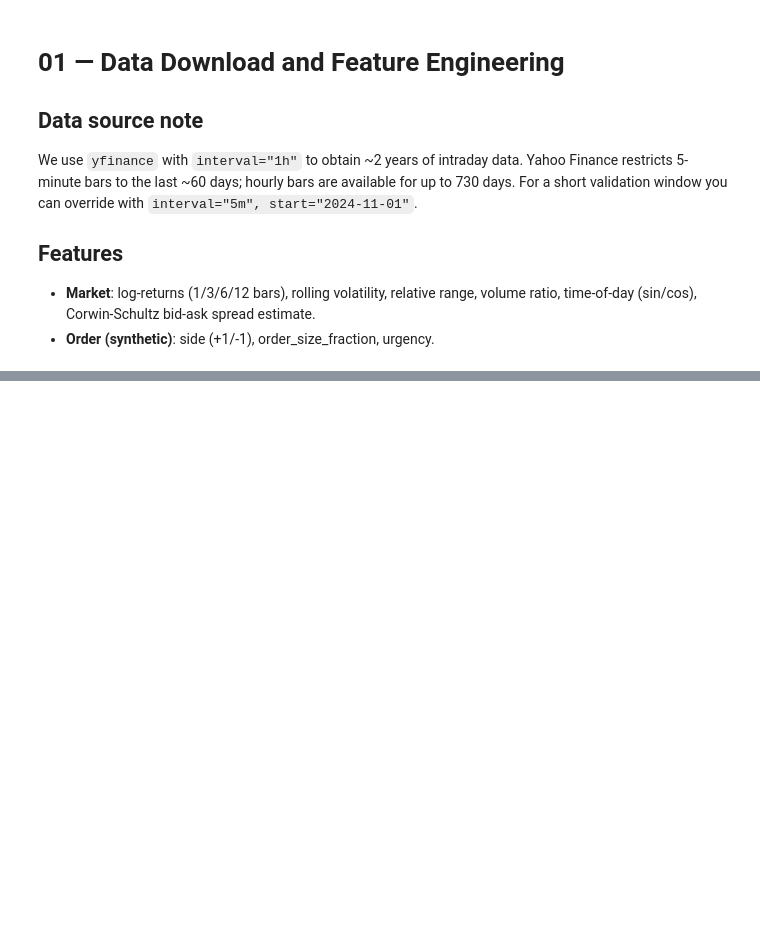
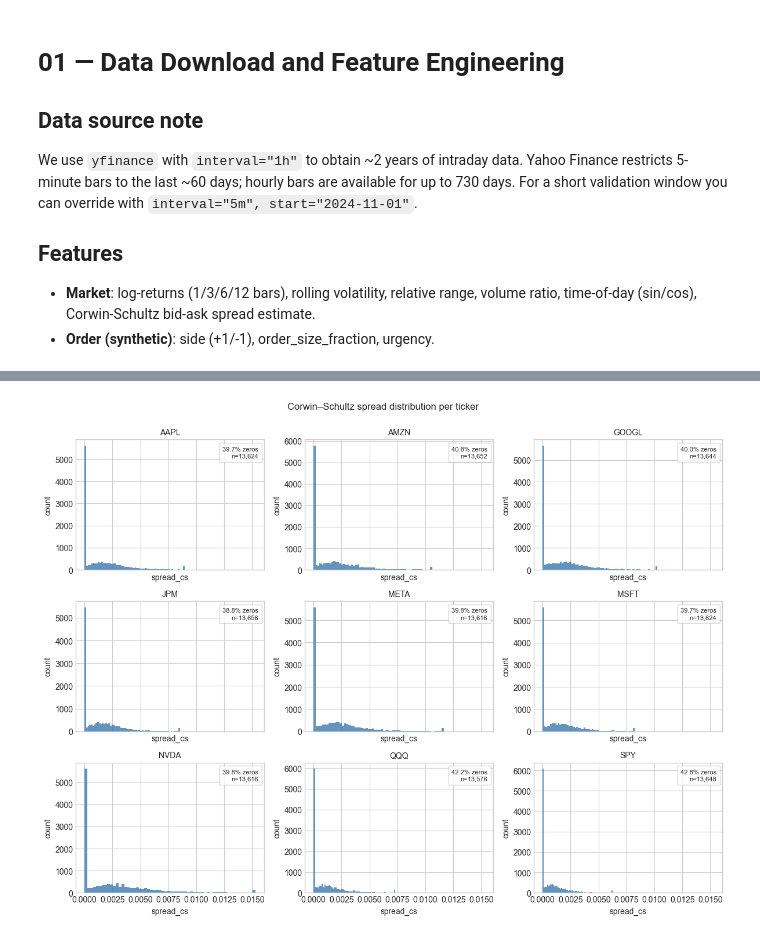
Before and after one commit to francescopionatale/slippage-predictor, a Jupyter notebook: notebooks/01_data_and_features.ipynb, the cells around one changed output, grey strips where cells are left out. Saved outputs shown, nothing was run; the diff lists cells and outputs as text; code cells hidden in the pictures; blank space fills up the shorter version.

```diff
--- a/notebooks/01_data_and_features.ipynb
+++ b/notebooks/01_data_and_features.ipynb
@@ -119,0 +121,14 @@ plt.show()
+# %%
+# Corwin-Schultz spread distribution per ticker
+from viz import plot_spread_cs_distribution
+
+cs_panels = []
+for ticker, feats in all_features.items():
+    sub = feats[['spread_cs']].copy()
+    sub['ticker'] = ticker
+    cs_panels.append(sub)
+cs_all = pd.concat(cs_panels)
+plot_spread_cs_distribution(cs_all)
+plt.show()
+# %% [output]
+[figure, added]
```
Also changed, not shown: parts of 5 cells of this notebook, 4 other files.
